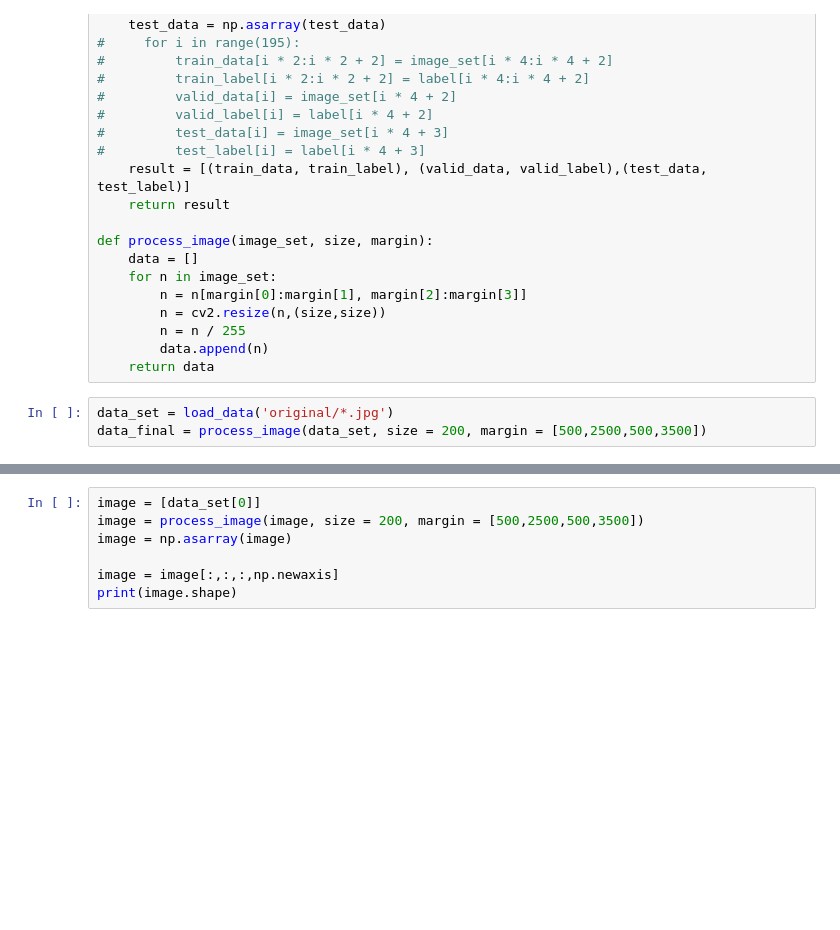
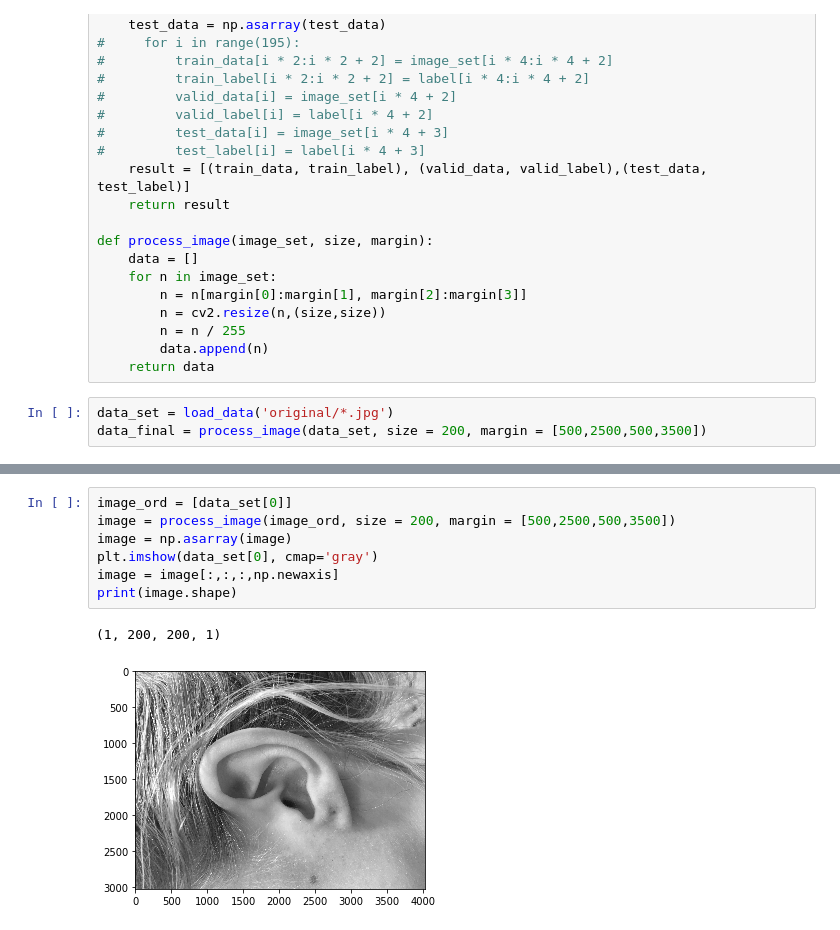
Before and after one commit to TTTheo/Ear-Recognition-with-Keras, a Jupyter notebook: Final Solution.ipynb, the cells around one changed output, grey strips where cells are left out. Cells and saved outputs as stored; diff of their text form; blank space fills up the shorter version.

```diff
--- a/Final Solution.ipynb
+++ b/Final Solution.ipynb
@@ -123,9 +129,12 @@ def train(data, batch_size, epochs, nb_filters, pool_size, kernel_size, X_target
 # %%
-image = [data_set[0]]
-image = process_image(image, size = 200, margin = [500,2500,500,3500])
+image_ord = [data_set[0]]
+image = process_image(image_ord, size = 200, margin = [500,2500,500,3500])
 image = np.asarray(image)
-
+plt.imshow(data_set[0], cmap='gray')
 image = image[:,:,:,np.newaxis]
 print(image.shape)
+# %% [output]
+(1, 200, 200, 1)
+[figure, added]
 # %%
 train(data_final, batch_size = 20,epochs = 15, nb_filters = 64, pool_size = 2, kernel_size = 3,X_target = image)
```
Also changed, not shown: parts of 3 cells of this notebook.
